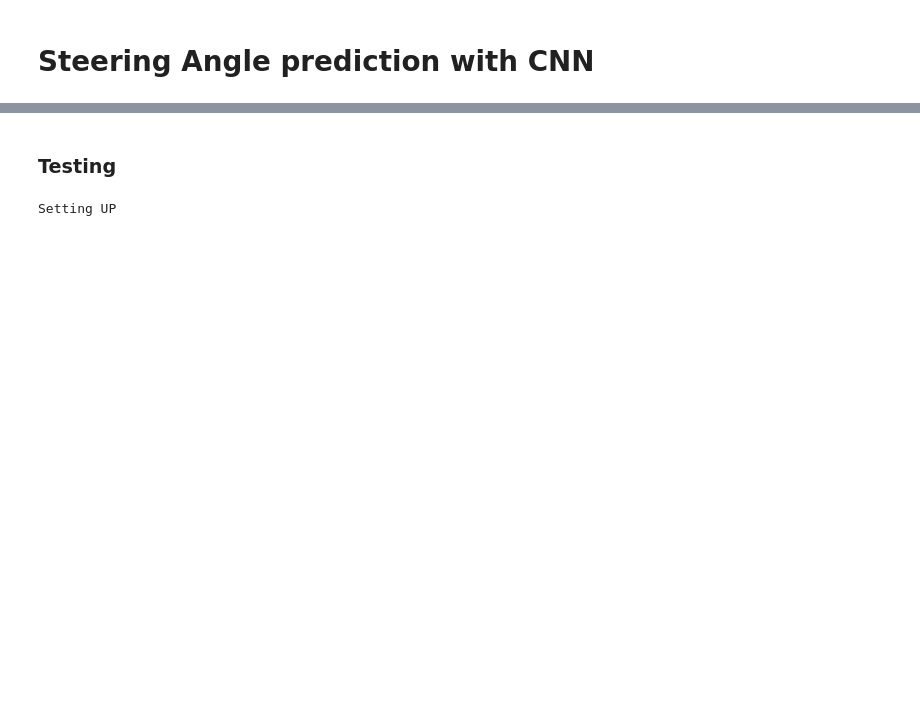
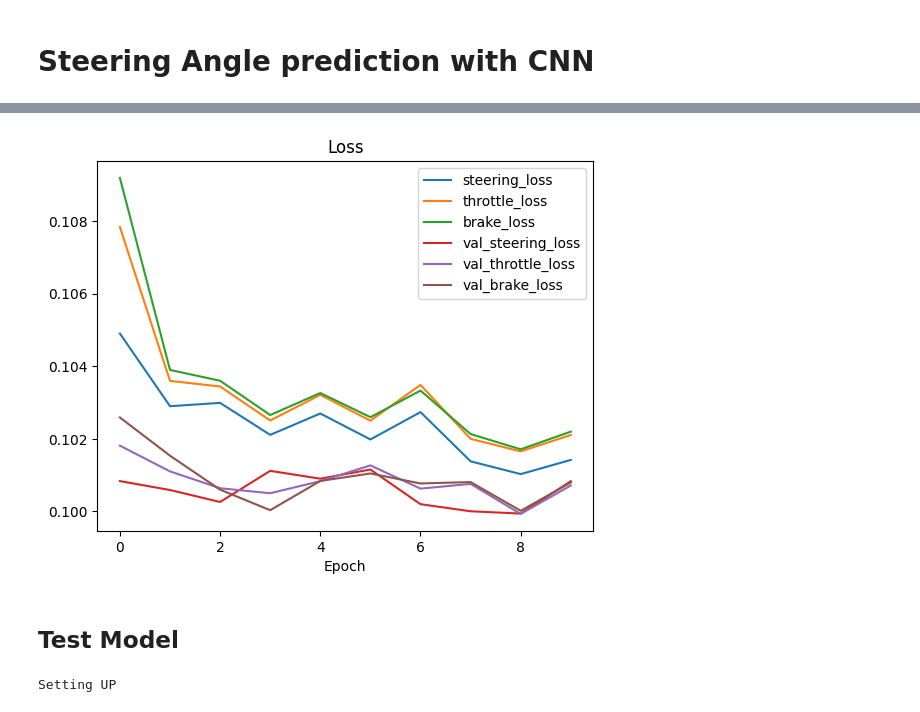
Before and after one commit to hasibkyau/Udacity_AVs, a Jupyter notebook: DrivingBehaviorClonning.ipynb, the cells around one changed output, grey strips where cells are left out. Saved outputs shown, nothing was run; the diff lists cells and outputs as text; code cells hidden in the pictures; blank space fills up the shorter version.

```diff
--- a/DrivingBehaviorClonning.ipynb
+++ b/DrivingBehaviorClonning.ipynb
@@ -304,5 +440,20 @@ plt.show()
-# %% [markdown]
-### **Testing**
+# %%
+plt.plot(history.history['steering_loss'])
+plt.plot(history.history['throttle_loss'])
+plt.plot(history.history['brake_loss'])
+
+plt.plot(history.history['val_steering_loss'])
+plt.plot(history.history['val_throttle_loss'])
+plt.plot(history.history['val_brake_loss'])
+
+plt.legend(['steering_loss', 'throttle_loss', 'brake_loss', 'val_steering_loss', 'val_throttle_loss', 'val_brake_loss'])
+plt.title('Loss')
+plt.xlabel('Epoch')
+plt.show()
+# %% [output]
+[figure, added]
+# %% [markdown]
+## Test Model
 # %%
 print('Setting UP')
 import os
```
Also changed, not shown: parts of 58 cells of this notebook, 6 other files.
